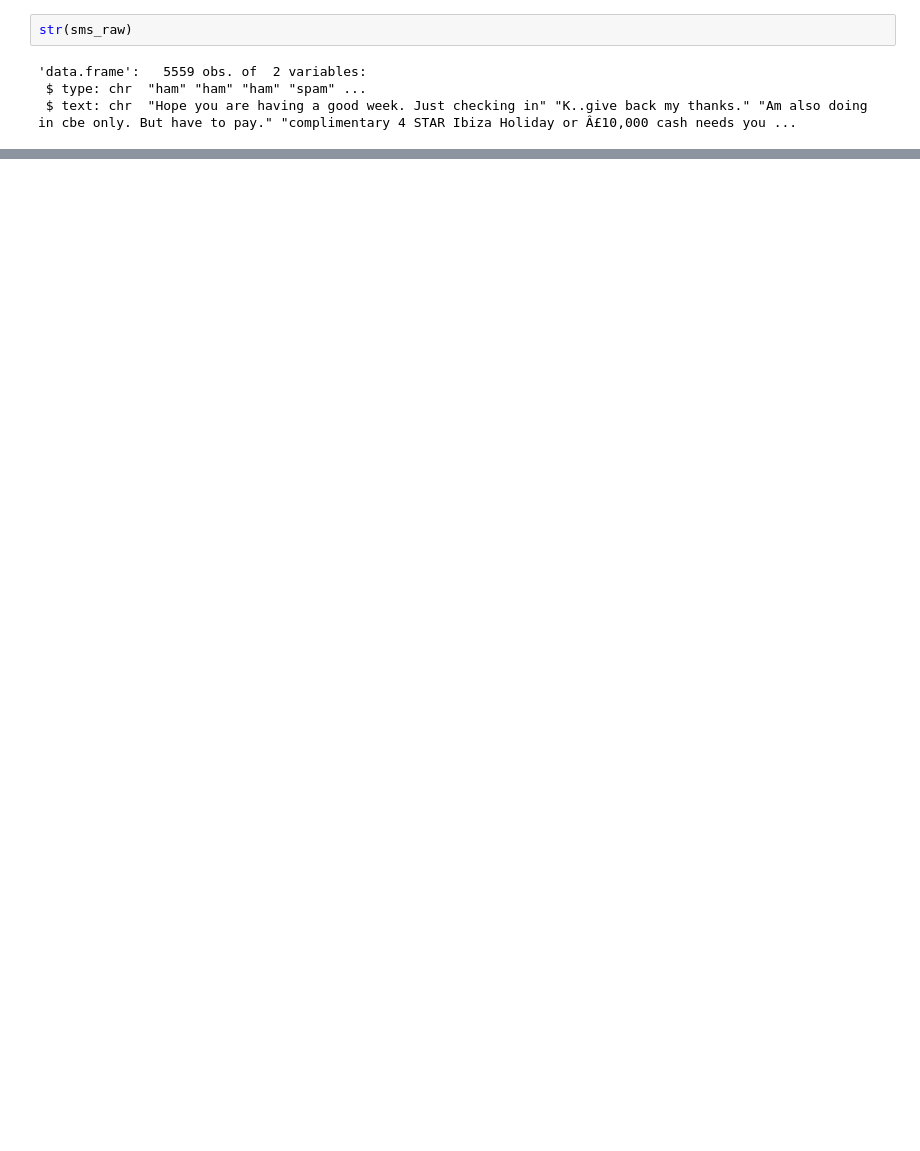
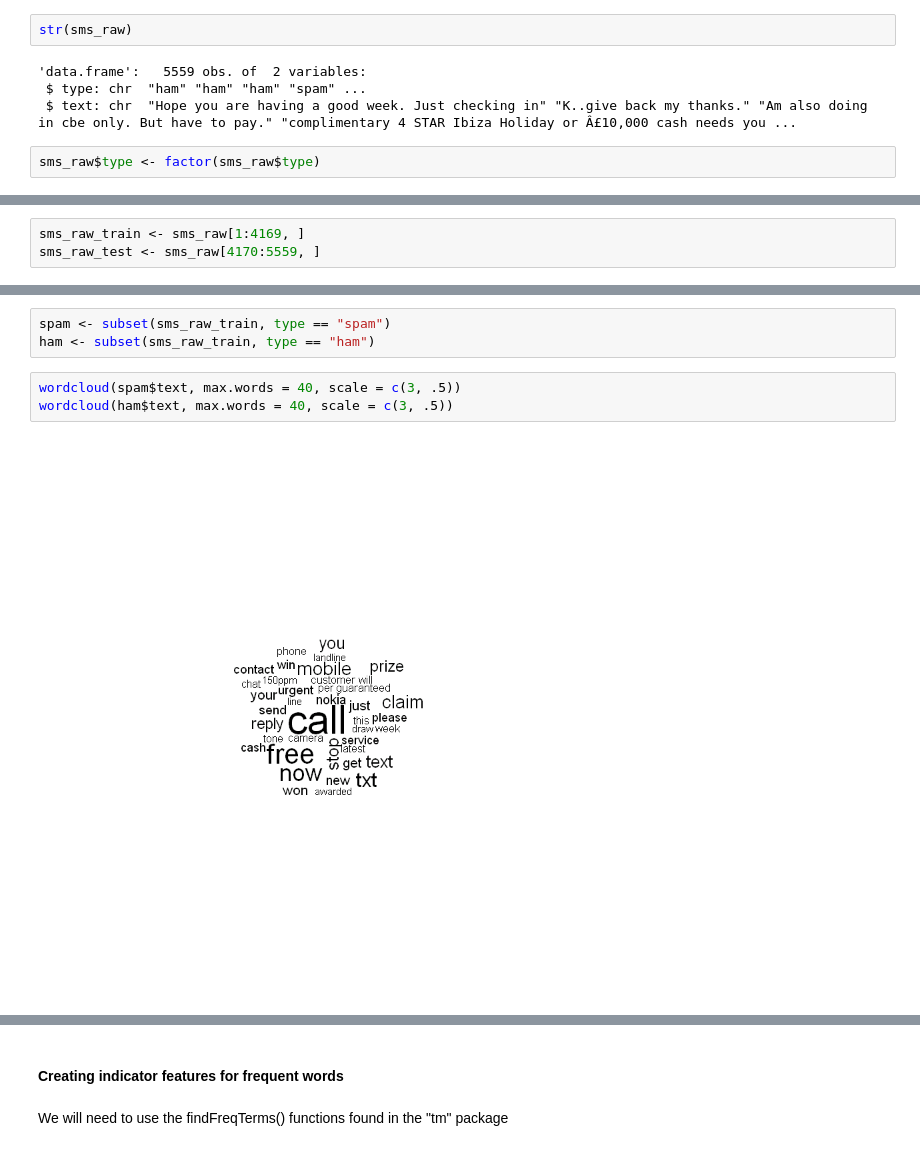
Before and after one commit to bradleyscot/machine_learing_r, a Jupyter notebook: machine_learning/Naive Bayes.ipynb, the cells around one changed output, grey strips where cells are left out. Drawn from its saved outputs; the diff is of its cells as text; blank space fills up the shorter version.

```diff
--- a/machine_learning/Naive Bayes.ipynb
+++ b/machine_learning/Naive Bayes.ipynb
@@ -18,3 +22,5 @@ str(sms_raw)
 'data.frame':   5559 obs. of  2 variables:
  $ type: chr  "ham" "ham" "ham" "spam" ...
  $ text: chr  "Hope you are having a good week. Just checking in" "K..give back my thanks." "Am also doing in cbe only. But have to pay." "complimentary 4 STAR Ibiza Holiday or Â£10,000 cash needs you ...
+# %%
+sms_raw$type <- factor(sms_raw$type)
@@ -20,0 +143,3 @@ str(sms_raw)
+# %%
+sms_raw_train <- sms_raw[1:4169, ]
+sms_raw_test <- sms_raw[4170:5559, ]
@@ -20,0 +186,8 @@ str(sms_raw)
+# %%
+spam <- subset(sms_raw_train, type == "spam")
+ham <- subset(sms_raw_train, type == "ham")
+# %%
+wordcloud(spam$text, max.words = 40, scale = c(3, .5))
+wordcloud(ham$text, max.words = 40, scale = c(3, .5))
+# %% [output]
+[figure, added]
@@ -20,0 +195,4 @@ str(sms_raw)
+# %% [markdown]
+#### Creating indicator features for frequent words
+# %% [markdown]
+We will need to use the findFreqTerms() functions found in the "tm" package
```
Also changed, not shown: parts of 55 cells of this notebook.
